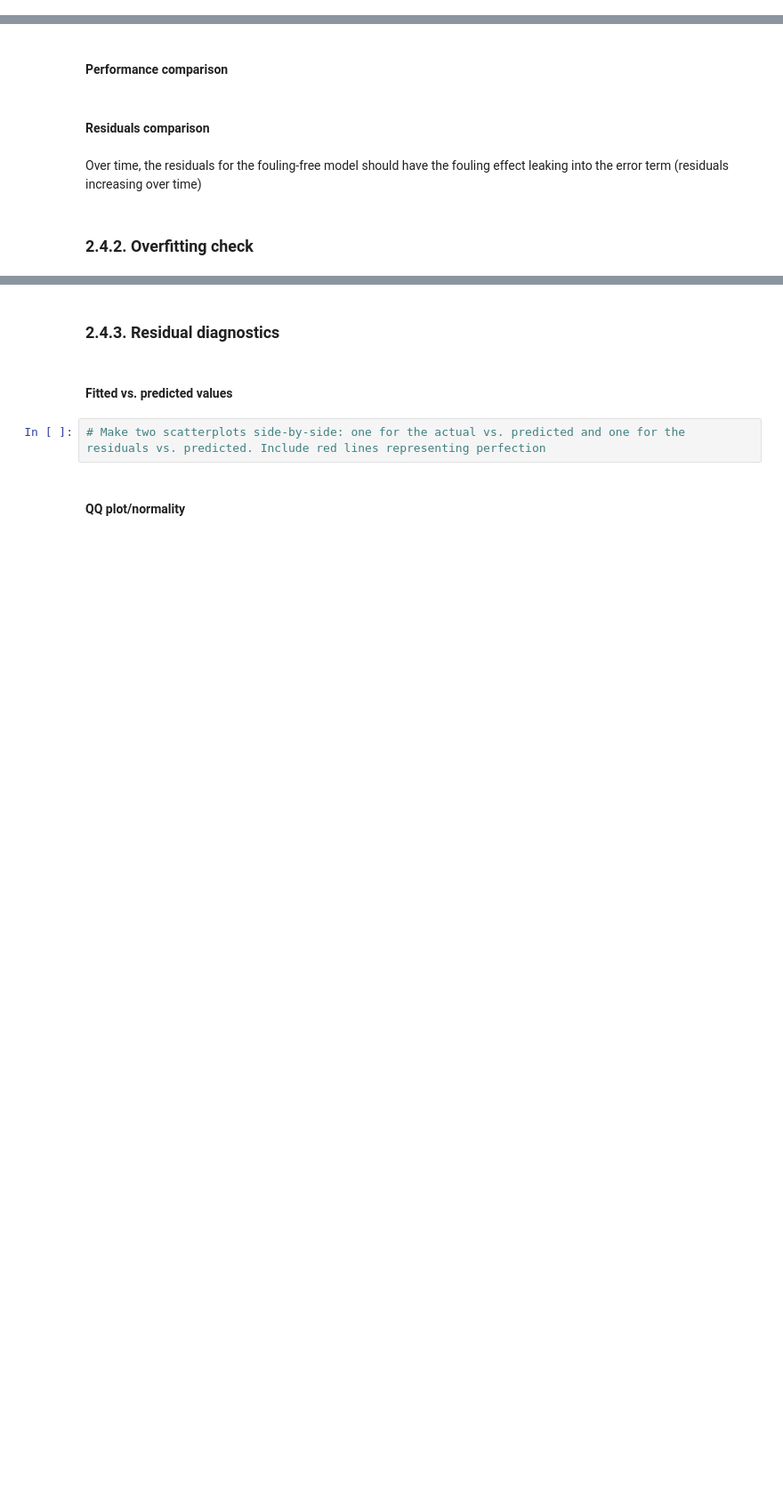
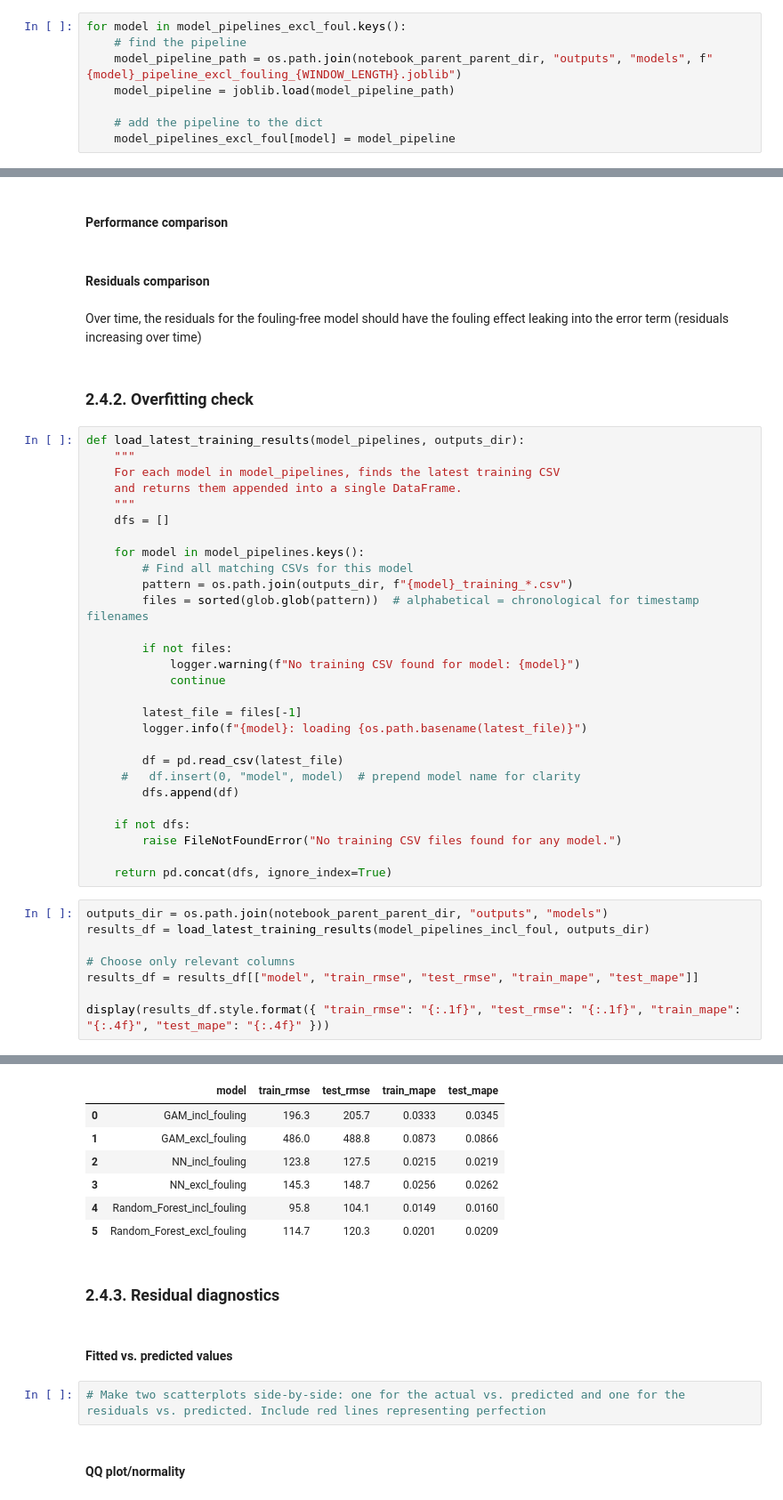
Before and after one commit to AugustBjerg/Master-s-thesis, a Jupyter notebook: code/modelling/notebooks/evaluation.ipynb, the cells around one changed output, grey strips where cells are left out. Shown at 89% size. Drawn from its saved outputs; the diff is of its cells as text; blank space fills up the shorter version.

```diff
--- a/code/modelling/notebooks/evaluation.ipynb
+++ b/code/modelling/notebooks/evaluation.ipynb
@@ -53,3 +57,11 @@ for model in model_pipelines.keys():
+# %%
+for model in model_pipelines_excl_foul.keys():
+    # find the pipeline
+    model_pipeline_path = os.path.join(notebook_parent_parent_dir, "outputs", "models", f"{model}_pipeline_excl_fouling_{WINDOW_LENGTH}.joblib")
+    model_pipeline = joblib.load(model_pipeline_path)
+
+    # add the pipeline to the dict
+    model_pipelines_excl_foul[model] = model_pipeline
 # %% [markdown]
 # 2. Validity & Robustness Checks
 # %% [markdown]
@@ -165,3 +237,40 @@ Fouling proxy should have a decent importance
 Over time, the residuals for the fouling-free model should have the fouling effect leaking into the error term (residuals increasing over time)
 # %% [markdown]
 ### 2.4.2. Overfitting check
+# %%
+def load_latest_training_results(model_pipelines, outputs_dir):
+    """
+    For each model in model_pipelines, finds the latest training CSV
+    and returns them appended into a single DataFrame.
+    """
+    dfs = []
+
+    for model in model_pipelines.keys():
+        # Find all matching CSVs for this model
+        pattern = os.path.join(outputs_dir, f"{model}_training_*.csv")
+        files = sorted(glob.glob(pattern))  # alphabetical = chronological for timestamp filenames
+
+        if not files:
+            logger.warning(f"No training CSV found for model: {model}")
+            continue
+
+        latest_file = files[-1]
+        logger.info(f"{model}: loading {os.path.basename(latest_file)}")
+
+        df = pd.read_csv(latest_file)
+     #   df.insert(0, "model", model)  # prepend model name for clarity
+        dfs.append(df)
+
+    if not dfs:
+        raise FileNotFoundError("No training CSV files found for any model.")
+
+    return pd.concat(dfs, ignore_index=True)
+# %%
+outputs_dir = os.path.join(notebook_parent_parent_dir, "outputs", "models")
+results_df = load_latest_training_results(model_pipelines_incl_foul, outputs_dir)
+
+# Choose only relevant columns
+results_df = results_df[["model", "train_rmse", "test_rmse", "train_mape", "test_mape"]]
+
+display(results_df.style.format({ "train_rmse": "{:.1f}", "test_rmse": "{:.1f}", "train_mape": "{:.4f}", "test_mape": "{:.4f}" }))
+# %% [output]
@@ -168,3 +280,10 @@ Over time, the residuals for the fouling-free model should have the fouling effe
+|  | model | train_rmse | test_rmse | train_mape | test_mape |
+| 0 | GAM_incl_fouling | 196.3 | 205.7 | 0.0333 | 0.0345 |
+| 1 | GAM_excl_fouling | 486.0 | 488.8 | 0.0873 | 0.0866 |
+| 2 | NN_incl_fouling | 123.8 | 127.5 | 0.0215 | 0.0219 |
+| 3 | NN_excl_fouling | 145.3 | 148.7 | 0.0256 | 0.0262 |
+| 4 | Random_Forest_incl_fouling | 95.8 | 104.1 | 0.0149 | 0.0160 |
+| 5 | Random_Forest_excl_fouling | 114.7 | 120.3 | 0.0201 | 0.0209 |
 # %% [markdown]
 ### 2.4.3. Residual diagnostics
 # %% [markdown]
```
Also changed, not shown: parts of 10 cells of this notebook, 3 other files.
